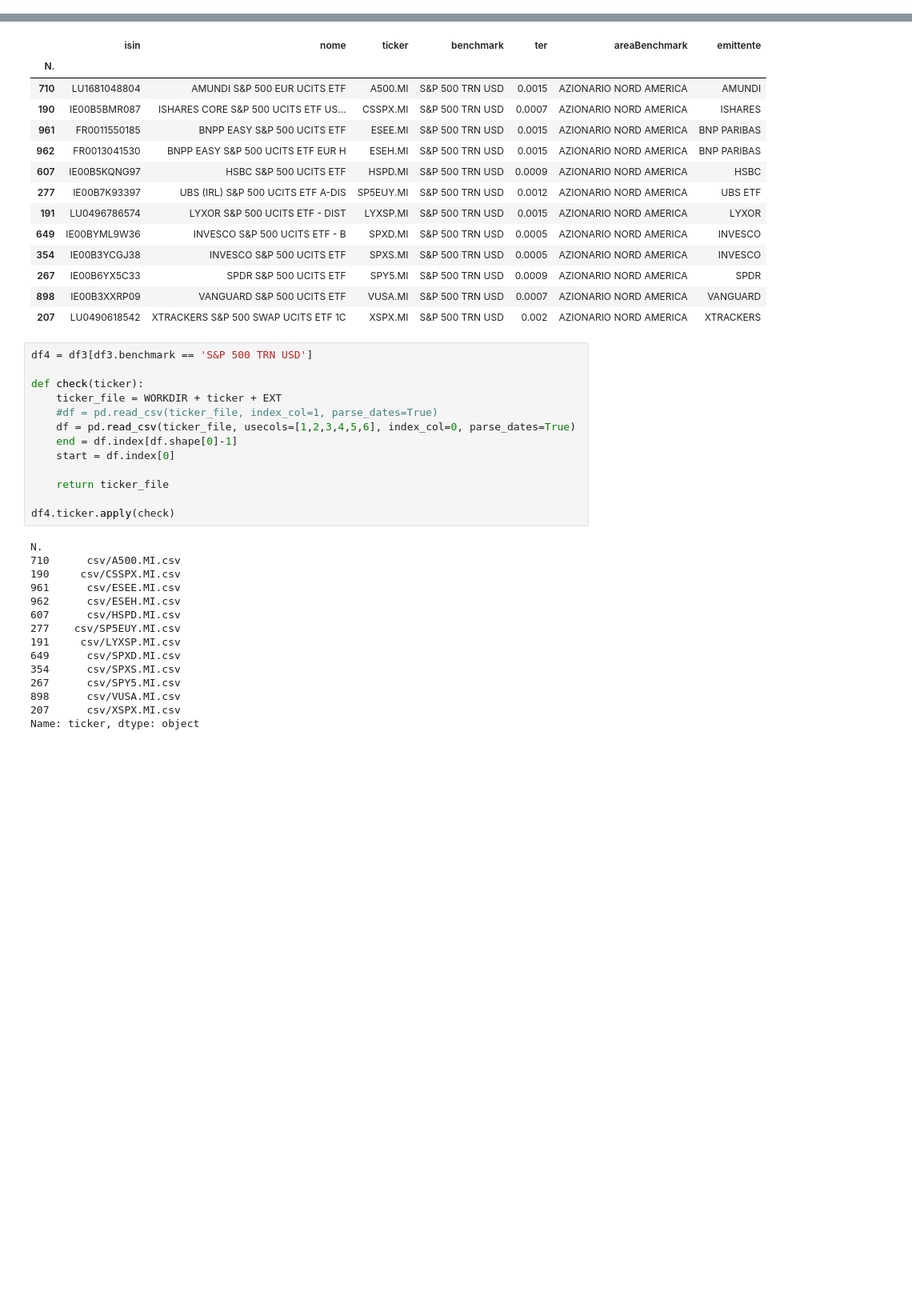
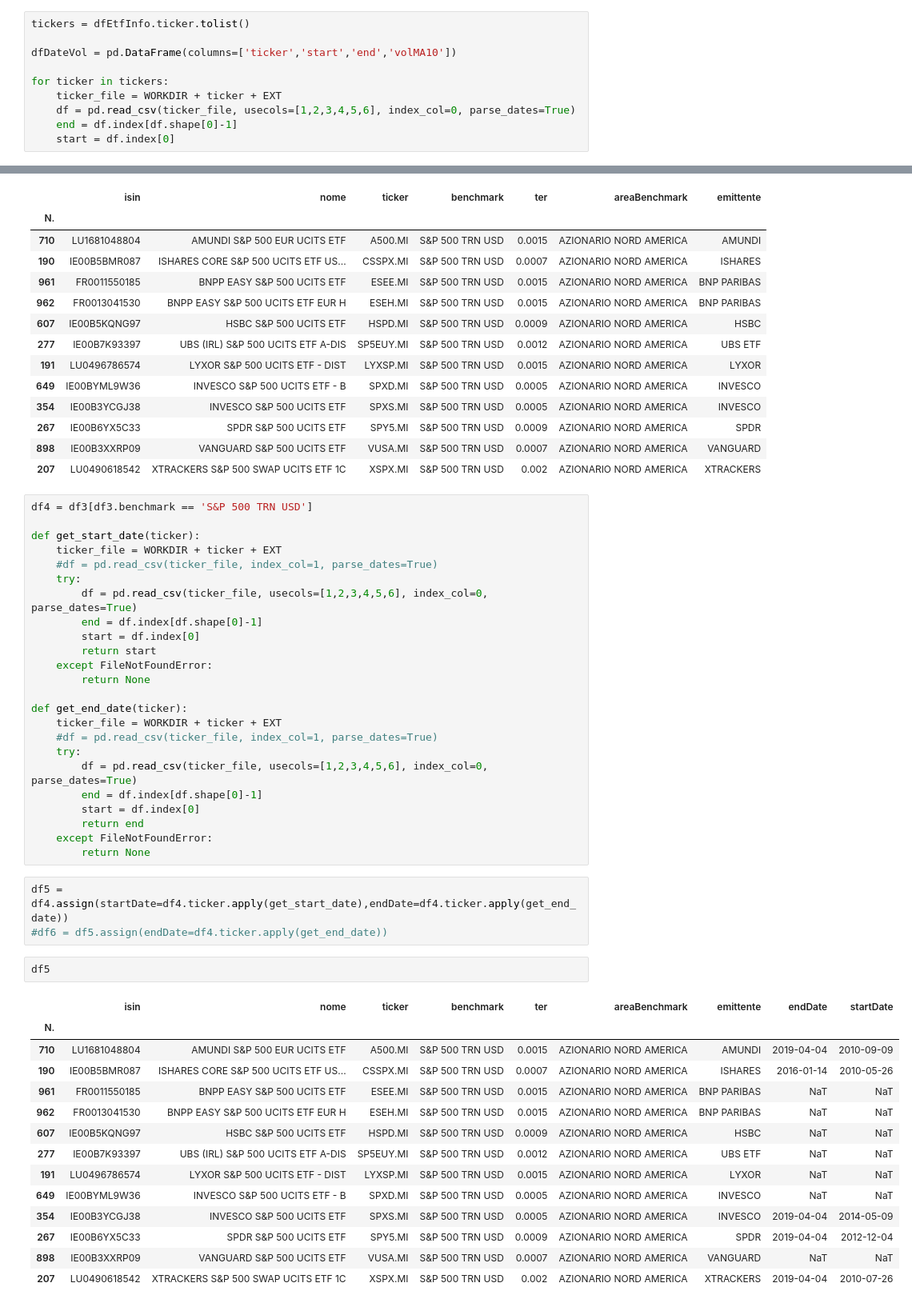
Before and after one commit to zniffur/mytrading, a Jupyter notebook: Clean data.ipynb, the cells around one changed output, grey strips where cells are left out. Shown: that part at 80% size. Cells and saved outputs as stored; diff of their text form; blank space fills up the shorter version.

```diff
--- a/Clean data.ipynb
+++ b/Clean data.ipynb
@@ -84,3 +73,13 @@ memory usage: 56.4+ KB
+# %%
+tickers = dfEtfInfo.ticker.tolist()
+
+dfDateVol = pd.DataFrame(columns=['ticker','start','end','volMA10'])
+
+for ticker in tickers:
+    ticker_file = WORKDIR + ticker + EXT
+    df = pd.read_csv(ticker_file, usecols=[1,2,3,4,5,6], index_col=0, parse_dates=True)
+    end = df.index[df.shape[0]-1]
+    start = df.index[0]
 # %% [markdown]
 ### Lista le aree degli ETF
 # %%
@@ -152,28 +109,44 @@ df3[df3.benchmark == 'S&P 500 TRN USD']
 # %%
 df4 = df3[df3.benchmark == 'S&P 500 TRN USD']
 
-def check(ticker):
+def get_start_date(ticker):
     ticker_file = WORKDIR + ticker + EXT
     #df = pd.read_csv(ticker_file, index_col=1, parse_dates=True)
-    df = pd.read_csv(ticker_file, usecols=[1,2,3,4,5,6], index_col=0, parse_dates=True)
-    end = df.index[df.shape[0]-1]
-    start = df.index[0]
+    try:
+        df = pd.read_csv(ticker_file, usecols=[1,2,3,4,5,6], index_col=0, parse_dates=True)
+        end = df.index[df.shape[0]-1]
+        start = df.index[0]
+        return start
+    except FileNotFoundError:
+        return None
 
-    return ticker_file
-
-df4.ticker.apply(check)
+def get_end_date(ticker):
+    ticker_file = WORKDIR + ticker + EXT
+    #df = pd.read_csv(ticker_file, index_col=1, parse_dates=True)
+    try:
+        df = pd.read_csv(ticker_file, usecols=[1,2,3,4,5,6], index_col=0, parse_dates=True)
+        end = df.index[df.shape[0]-1]
+        start = df.index[0]
+        return end
+    except FileNotFoundError:
+        return None
-# %% [output]
-N.
-710      csv/A500.MI.csv
-190     csv/CSSPX.MI.csv
-961      csv/ESEE.MI.csv
-962      csv/ESEH.MI.csv
-607      csv/HSPD.MI.csv
-277    csv/SP5EUY.MI.csv
-191     csv/LYXSP.MI.csv
-649      csv/SPXD.MI.csv
-354      csv/SPXS.MI.csv
-267      csv/SPY5.MI.csv
-898      csv/VUSA.MI.csv
-207      csv/XSPX.MI.csv
-Name: ticker, dtype: object
+# %%
+df5 = df4.assign(startDate=df4.ticker.apply(get_start_date),endDate=df4.ticker.apply(get_end_date))
+#df6 = df5.assign(endDate=df4.ticker.apply(get_end_date))
+# %%
+df5
+# %% [output]
+|  | isin | nome | ticker | benchmark | ter | areaBenchmark | emittente | endDate | startDate |
+| N. |  |  |  |  |  |  |  |  |  |
+| 710 | LU1681048804 | AMUNDI S&P 500 EUR UCITS ETF | A500.MI | S&P 500 TRN USD | 0.0015 | AZIONARIO NORD AMERICA | AMUNDI | 2019-04-04 | 2010-09-09 |
+| 190 | IE00B5BMR087 | ISHARES CORE S&P 500 UCITS ETF US... | CSSPX.MI | S&P 500 TRN USD | 0.0007 | AZIONARIO NORD AMERICA | ISHARES | 2016-01-14 | 2010-05-26 |
+| 961 | FR0011550185 | BNPP EASY S&P 500 UCITS ETF | ESEE.MI | S&P 500 TRN USD | 0.0015 | AZIONARIO NORD AMERICA | BNP PARIBAS | NaT | NaT |
+| 962 | FR0013041530 | BNPP EASY S&P 500 UCITS ETF EUR H | ESEH.MI | S&P 500 TRN USD | 0.0015 | AZIONARIO NORD AMERICA | BNP PARIBAS | NaT | NaT |
+| 607 | IE00B5KQNG97 | HSBC S&P 500 UCITS ETF | HSPD.MI | S&P 500 TRN USD | 0.0009 | AZIONARIO NORD AMERICA | HSBC | NaT | NaT |
+| 277 | IE00B7K93397 | UBS (IRL) S&P 500 UCITS ETF A-DIS | SP5EUY.MI | S&P 500 TRN USD | 0.0012 | AZIONARIO NORD AMERICA | UBS ETF | NaT | NaT |
+| 191 | LU0496786574 | LYXOR S&P 500 UCITS ETF - DIST | LYXSP.MI | S&P 500 TRN USD | 0.0015 | AZIONARIO NORD AMERICA | LYXOR | NaT | NaT |
+| 649 | IE00BYML9W36 | INVESCO S&P 500 UCITS ETF - B | SPXD.MI | S&P 500 TRN USD | 0.0005 | AZIONARIO NORD AMERICA | INVESCO | NaT | NaT |
+| 354 | IE00B3YCGJ38 | INVESCO S&P 500 UCITS ETF | SPXS.MI | S&P 500 TRN USD | 0.0005 | AZIONARIO NORD AMERICA | INVESCO | 2019-04-04 | 2014-05-09 |
+| 267 | IE00B6YX5C33 | SPDR S&P 500 UCITS ETF | SPY5.MI | S&P 500 TRN USD | 0.0009 | AZIONARIO NORD AMERICA | SPDR | 2019-04-04 | 2012-12-04 |
+| 898 | IE00B3XXRP09 | VANGUARD S&P 500 UCITS ETF | VUSA.MI | S&P 500 TRN USD | 0.0007 | AZIONARIO NORD AMERICA | VANGUARD | NaT | NaT |
+| 207 | LU0490618542 | XTRACKERS S&P 500 SWAP UCITS ETF 1C | XSPX.MI | S&P 500 TRN USD | 0.002 | AZIONARIO NORD AMERICA | XTRACKERS | 2019-04-04 | 2010-07-26 |
```
Also changed, not shown: parts of 11 cells of this notebook.
